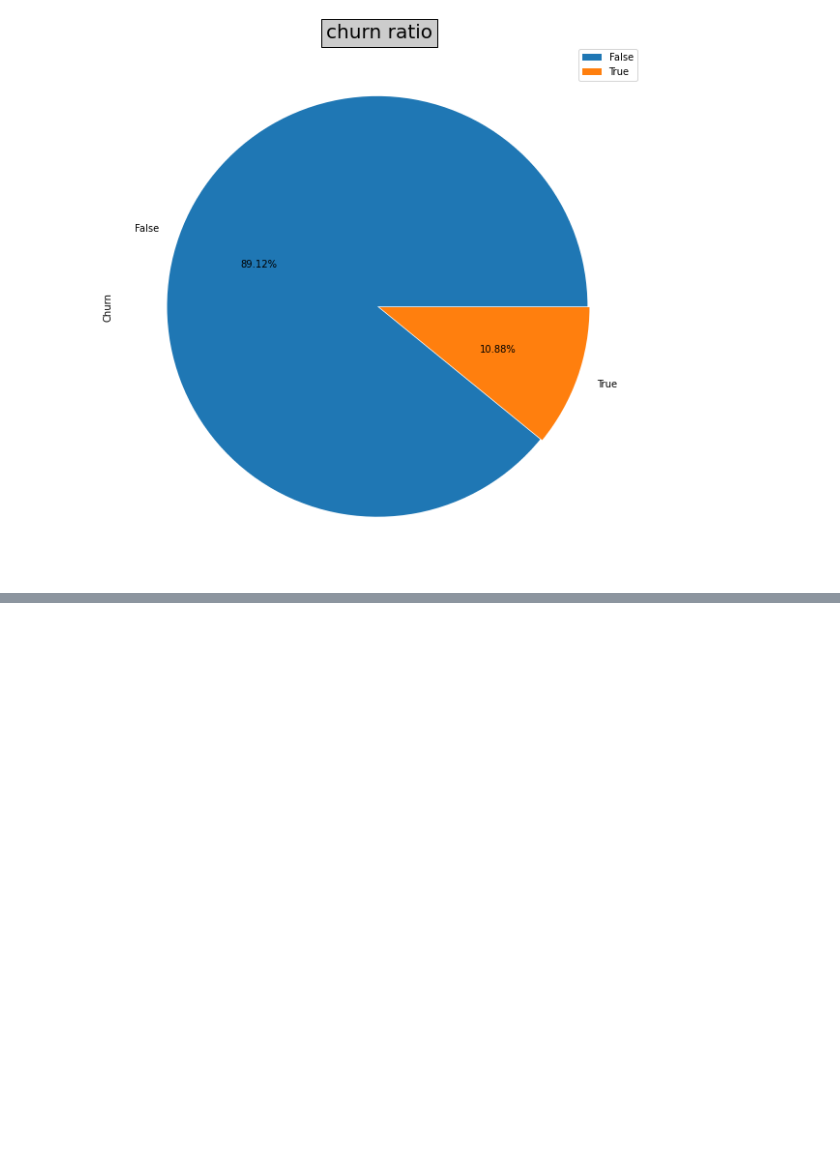
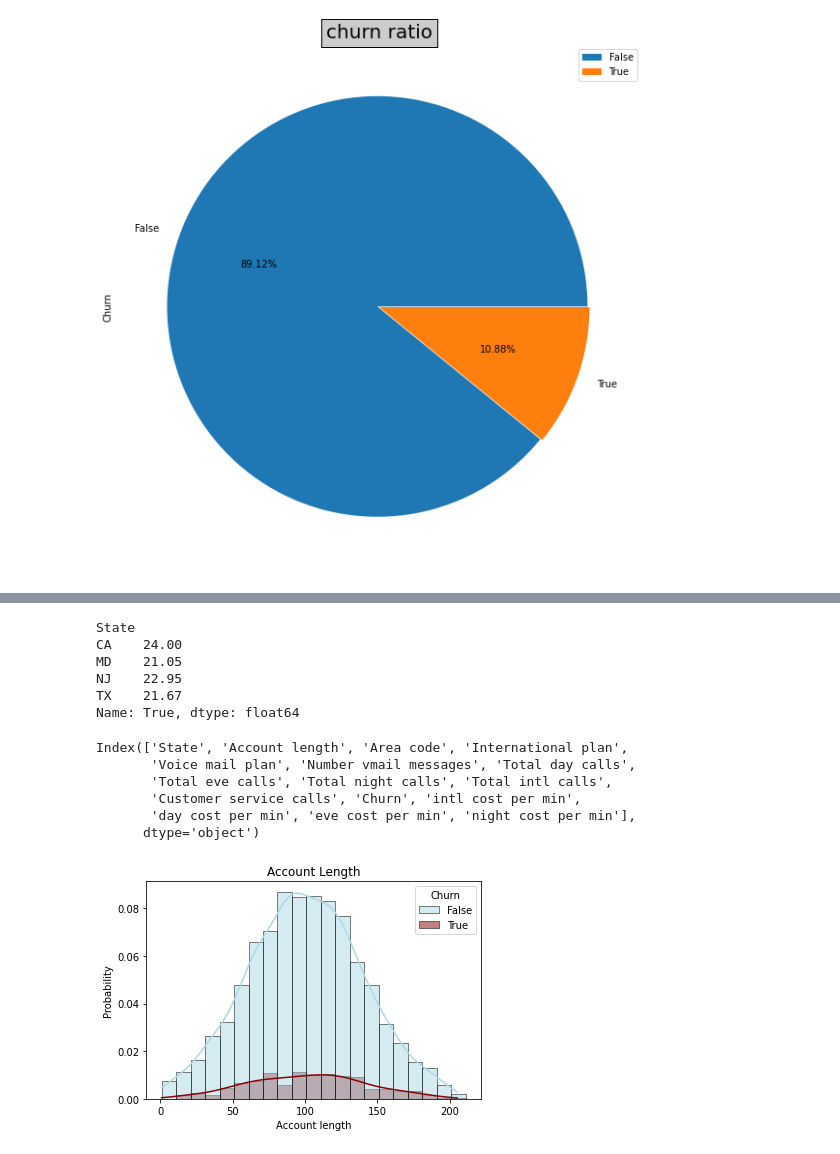
Before and after one commit to gauriagarwal18/Telecom-Churn-Prediction, a Jupyter notebook: Telecom_Churn_Analysis_Project.ipynb, the cells around one changed output, grey strips where cells are left out. Cells and saved outputs as stored; diff of their text form; code cells hidden in the pictures; blank space fills up the shorter version.

```diff
--- a/Telecom_Churn_Analysis_Project.ipynb
+++ b/Telecom_Churn_Analysis_Project.ipynb
@@ -331,0 +382,29 @@ make_pieplot(telecom["Churn"],"Churn","churn ratio")
+# %%
+#states in which the chances of a customer to churn is more that 20% are:
+
+(state_churn_percentage[True])[(state_churn_percentage[True]>=20 ).values]
+
+#so in these 4 states the probability for a customer to be churn is comparitively higher
+# %% [output]
+State
+CA    24.00
+MD    21.05
+NJ    22.95
+TX    21.67
+Name: True, dtype: float64
+# %%
+telecom.columns
+# %% [output]
+Index(['State', 'Account length', 'Area code', 'International plan',
+       'Voice mail plan', 'Number vmail messages', 'Total day calls',
+       'Total eve calls', 'Total night calls', 'Total intl calls',
+       'Customer service calls', 'Churn', 'intl cost per min',
+       'day cost per min', 'eve cost per min', 'night cost per min'],
+      dtype='object')
+# %%
+#what are the chances of a customer to be churn if he/she is a part of telecom from long time:
+sns.histplot(data=telecom,x="Account length",stat="probability",binwidth=10,kde=True,linewidth=0.5,hue="Churn",palette=['lightblue','darkred'])
+plt.title("Account length".title())
+plt.show()
+# %% [output]
+[figure, added]
```
Also changed, not shown: parts of 11 cells of this notebook.
